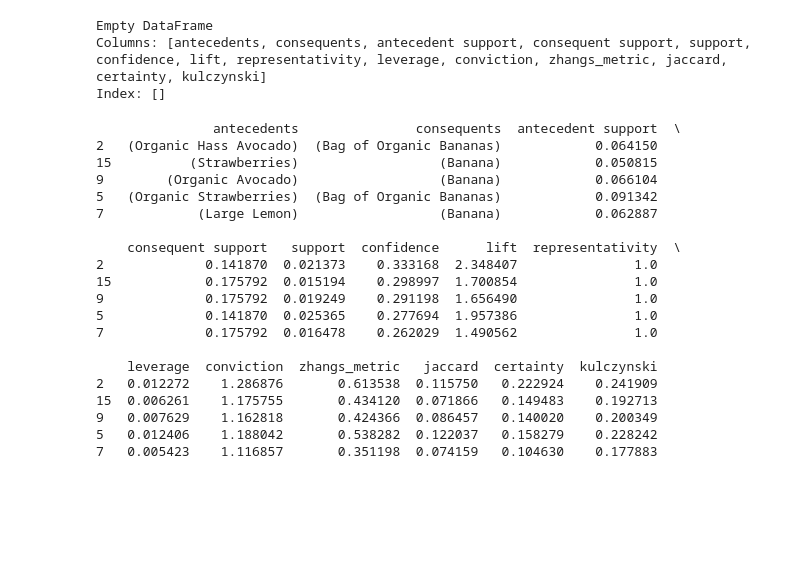
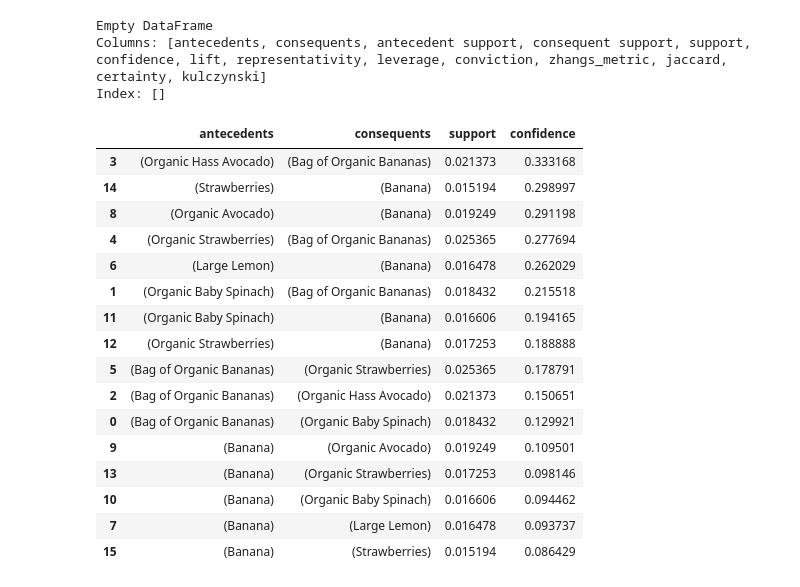
Before and after one commit to surabhi13gupta/CDS, a Jupyter notebook: Module 8/MP1/Market_Basket_Analysis.ipynb, the cells around one changed output. Drawn from its saved outputs; the diff is of its cells as text; code cells hidden in the pictures; blank space fills up the shorter version.

Commit message:
Trimmed the metrics for association rules and retaining only few important ones

```diff
--- a/Module 8/MP1/Market_Basket_Analysis.ipynb
+++ b/Module 8/MP1/Market_Basket_Analysis.ipynb
@@ -550,27 +544,24 @@ Empty DataFrame
 Columns: [antecedents, consequents, antecedent support, consequent support, support, confidence, lift, representativity, leverage, conviction, zhangs_metric, jaccard, certainty, kulczynski]
 Index: []
 # %%
-rules = association_rules(apriori_df, metric ="lift", min_threshold = 0.05)
-rules = rules.sort_values(['confidence', 'lift'], ascending =[False, False])
-print(rules.head())
+rules = association_rules(apriori_df, metric ="confidence", min_threshold = 0.05, return_metrics = [ 'support', 'confidence', 'lift'])
+rules = rules.sort_values(['confidence', 'support'], ascending =[False, False])
+rules
 # %% [output]
-               antecedents               consequents  antecedent support  \
-2   (Organic Hass Avocado)  (Bag of Organic Bananas)            0.064150
-15          (Strawberries)                  (Banana)            0.050815
-9        (Organic Avocado)                  (Banana)            0.066104
-5   (Organic Strawberries)  (Bag of Organic Bananas)            0.091342
-7            (Large Lemon)                  (Banana)            0.062887
-
-    consequent support   support  confidence      lift  representativity  \
-2             0.141870  0.021373    0.333168  2.348407               1.0
-15            0.175792  0.015194    0.298997  1.700854               1.0
-9             0.175792  0.019249    0.291198  1.656490               1.0
-5             0.141870  0.025365    0.277694  1.957386               1.0
-7             0.175792  0.016478    0.262029  1.490562               1.0
-
-    leverage  conviction  zhangs_metric   jaccard  certainty  kulczynski
-2   0.012272    1.286876       0.613538  0.115750   0.222924    0.241909
-15  0.006261    1.175755       0.434120  0.071866   0.149483    0.192713
-9   0.007629    1.162818       0.424366  0.086457   0.140020    0.200349
-5   0.012406    1.188042       0.538282  0.122037   0.158279    0.228242
-7   0.005423    1.116857       0.351198  0.074159   0.104630    0.177883
+|  | antecedents | consequents | support | confidence |
+| 3 | (Organic Hass Avocado) | (Bag of Organic Bananas) | 0.021373 | 0.333168 |
+| 14 | (Strawberries) | (Banana) | 0.015194 | 0.298997 |
+| 8 | (Organic Avocado) | (Banana) | 0.019249 | 0.291198 |
+| 4 | (Organic Strawberries) | (Bag of Organic Bananas) | 0.025365 | 0.277694 |
+| 6 | (Large Lemon) | (Banana) | 0.016478 | 0.262029 |
+| 1 | (Organic Baby Spinach) | (Bag of Organic Bananas) | 0.018432 | 0.215518 |
+| 11 | (Organic Baby Spinach) | (Banana) | 0.016606 | 0.194165 |
+| 12 | (Organic Strawberries) | (Banana) | 0.017253 | 0.188888 |
+| 5 | (Bag of Organic Bananas) | (Organic Strawberries) | 0.025365 | 0.178791 |
+| 2 | (Bag of Organic Bananas) | (Organic Hass Avocado) | 0.021373 | 0.150651 |
+| 0 | (Bag of Organic Bananas) | (Organic Baby Spinach) | 0.018432 | 0.129921 |
+| 9 | (Banana) | (Organic Avocado) | 0.019249 | 0.109501 |
+| 13 | (Banana) | (Organic Strawberries) | 0.017253 | 0.098146 |
+| 10 | (Banana) | (Organic Baby Spinach) | 0.016606 | 0.094462 |
+| 7 | (Banana) | (Large Lemon) | 0.016478 | 0.093737 |
+| 15 | (Banana) | (Strawberries) | 0.015194 | 0.086429 |
```
Also changed, not shown: parts of 2 cells of this notebook.
